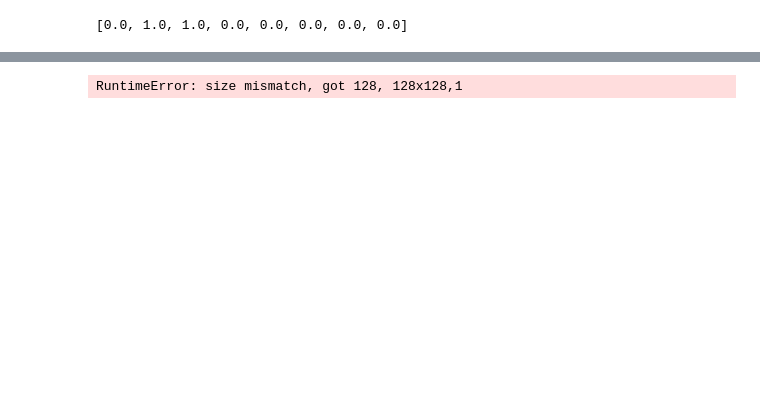
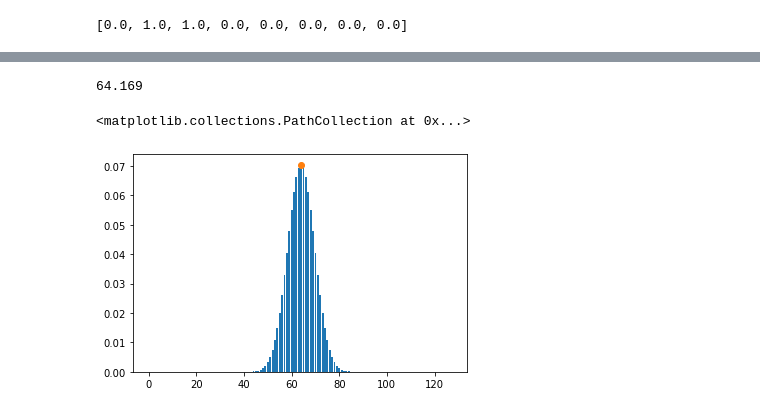
Before and after one commit to pdrabik223/the-neural-cryptography, a Jupyter notebook: experiments/SNN_AES.ipynb, the cells around one changed output, grey strips where cells are left out. Cells and saved outputs as stored; diff of their text form; code cells hidden in the pictures; blank space fills up the shorter version.

```diff
--- a/experiments/SNN_AES.ipynb
+++ b/experiments/SNN_AES.ipynb
@@ -266,4 +210,0 @@ UnboundLocalError: local variable 'label' referenced before assignment
-# %%
-net(torch.tensor([1], dtype=torch.float32))
-# %% [output]
-RuntimeError: size mismatch, got 128, 128x128,1
@@ -269,0 +229,35 @@ RuntimeError: size mismatch, got 128, 128x128,1
+# %%
+global_loss = .0
+samples = 1000
+net.eval()
+with torch.no_grad():
+    for index in range(samples):
+        inputs, labels = train_loader.next_sub_byte()
+        outputs = net(inputs)
+        global_loss += count_bad(inputs, outputs) / config["num_outputs"]
+
+config["num_outputs"] * global_loss / samples
+# %% [output]
+64.169
+# %%
+import math
+
+def binomial(k, n, p=0.5):
+    """Binomial distribution with
+
+    Args:
+        k (int): Number of successes
+        n (int): Number of trials
+        p (float, optional Probability of success. Defaults to 0.5.
+
+    Returns:
+        (float): Probability of exactly k successes
+    """
+    return (math.comb(n,k) * (p**k) * ((1-p)**(n-k)))
+# %%
+ok = int(config["num_outputs"] * global_loss / samples)
+plt.bar(list(range(config["num_outputs"])), [binomial(i, config["num_outputs"]) for i in range(config["num_outputs"])])
+plt.scatter([ok],binomial(int(ok), config["num_outputs"]))
+# %% [output]
+<matplotlib.collections.PathCollection at 0x...>
+[figure, added]
```
Also changed, not shown: parts of 14 cells of this notebook.
